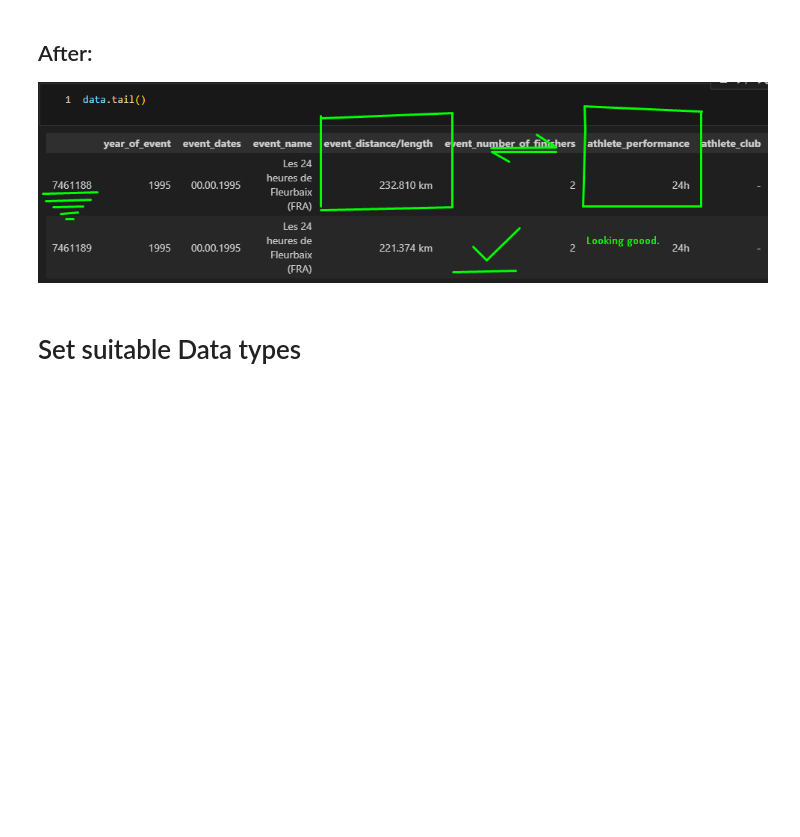
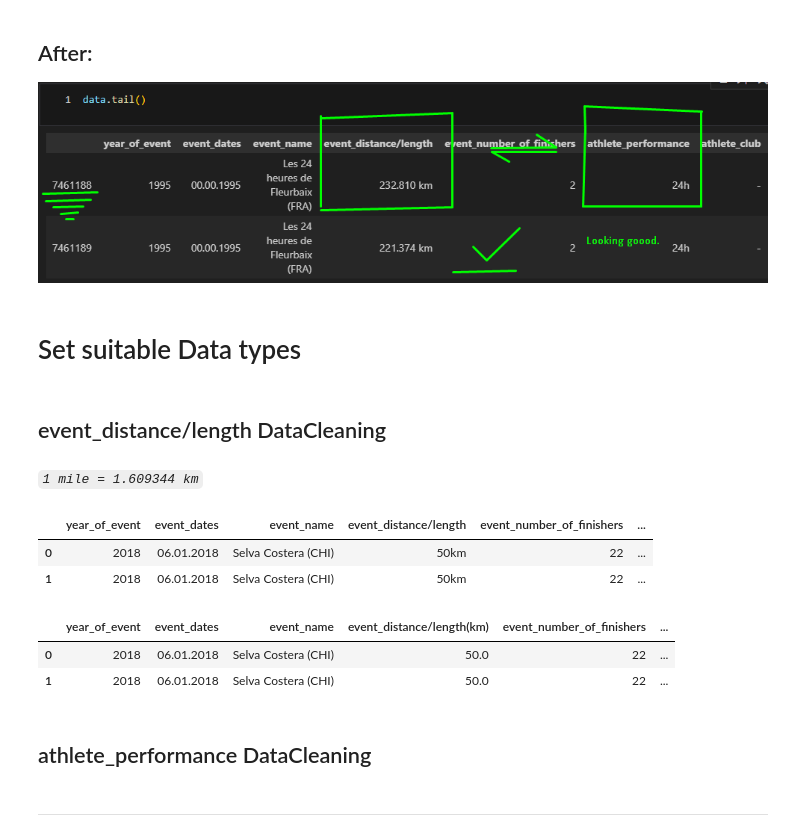
Before and after one commit to saeedshirani/EDA-On-SuperMessy-Datasets, a Jupyter notebook: The big dataset of ultra-marathon running/ETL.ipynb, the cells around one changed output. Drawn from its saved outputs; the diff is of its cells as text; code cells hidden in the pictures; blank space fills up the shorter version.

Commit message:
File is clean. finally!!!!!

```diff
--- a/The big dataset of ultra-marathon running/EDA.ipynb
+++ b/The big dataset of ultra-marathon running/ETL.ipynb
@@ -172,5 +181,38 @@ as you can see now values are in good form. here you can a capture of process we
 ![image.png](attachment:image.png)
 # %% [markdown]
 # Set suitable Data types
+# %% [markdown]
+## event_distance/length DataCleaning
+# %% [markdown]
+*`1 mile = 1.609344 km`*
 # %%
-data
+data.head(2)
+# %% [output]
+|  | year_of_event | event_dates | event_name | event_distance/length | event_number_of_finishers | ... |
+| 0 | 2018 | 06.01.2018 | Selva Costera (CHI) | 50km | 22 | ... |
+| 1 | 2018 | 06.01.2018 | Selva Costera (CHI) | 50km | 22 | ... |
+# %%
+def clean_distance(row):
+
+    distance = row["event_distance/length"]
+
+    if distance is None or not isinstance(distance, str):
+        return None
+
+    if "km" in distance:
+        return pd.to_numeric(distance.replace("km", "").strip(), errors='coerce')
+
+    elif "mi" in distance:
+        return pd.to_numeric(distance.replace("mi", "").strip(), errors='coerce') * 1.609344
+# %%
+data["event_distance/length"] = data.apply(clean_distance, axis=1)
+# %%
+data.rename(columns={"event_distance/length":"event_distance/length(km)"}, inplace=True)
+# %%
+data.head(2)
+# %% [output]
+|  | year_of_event | event_dates | event_name | event_distance/length(km) | event_number_of_finishers | ... |
+| 0 | 2018 | 06.01.2018 | Selva Costera (CHI) | 50.0 | 22 | ... |
+| 1 | 2018 | 06.01.2018 | Selva Costera (CHI) | 50.0 | 22 | ... |
+# %% [markdown]
+## athlete_performance DataCleaning
@@ -177,3 +239,5 @@ data
+# %% [markdown]
+---
 # %%
 data.info()
 # %% [output]
```
Also changed, not shown: parts of 9 cells of this notebook, 1 other file.
